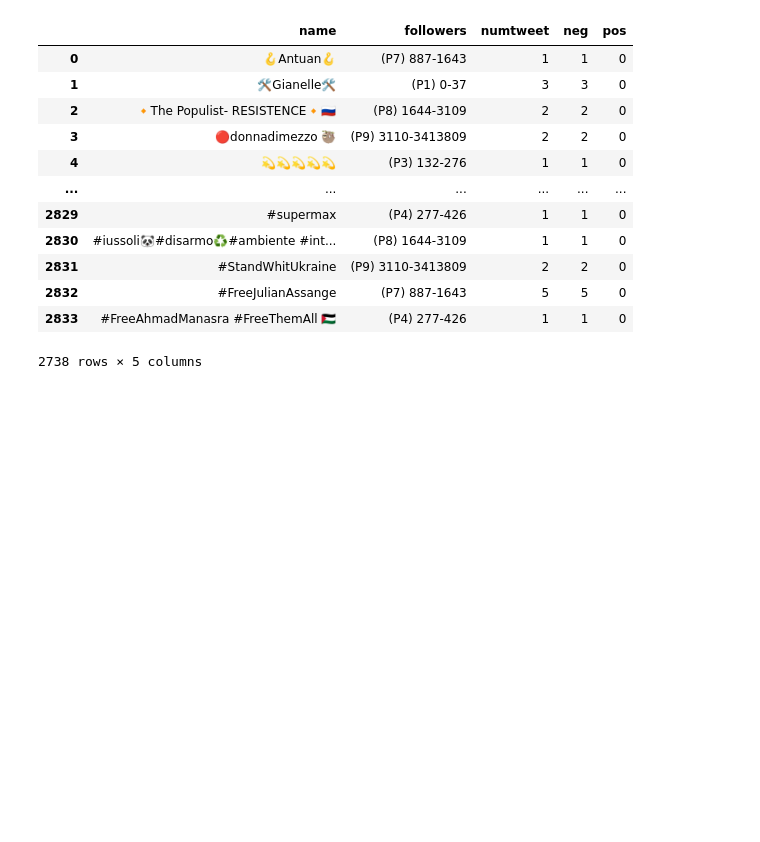
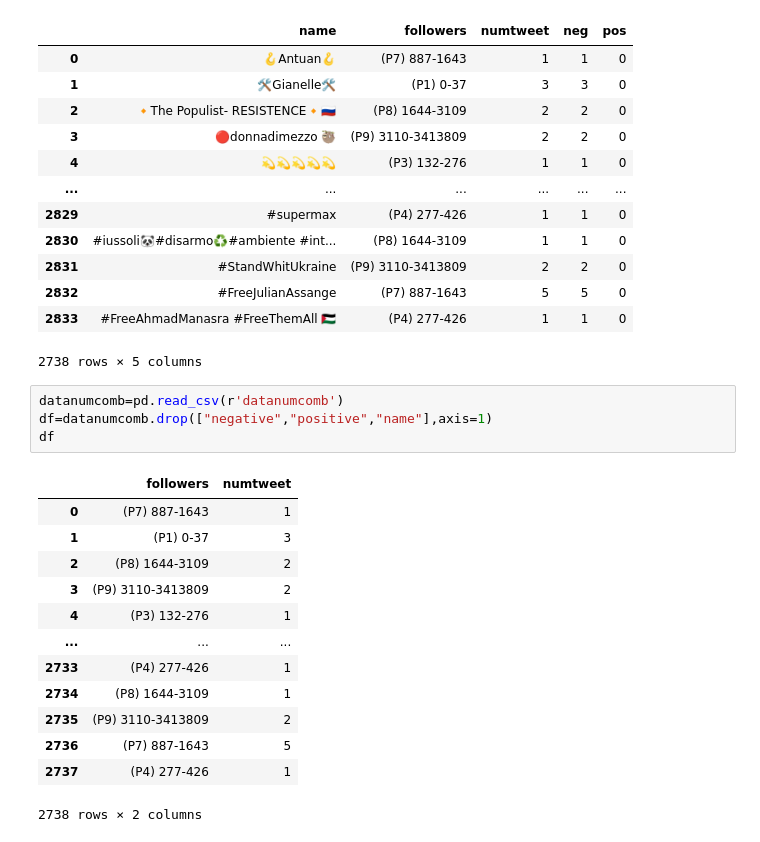
Before and after one commit to paolofesta/prove, a Jupyter notebook: TESI.ipynb, the cells around one changed output. Saved outputs shown, nothing was run; the diff lists cells and outputs as text; blank space fills up the shorter version.

```diff
--- a/TESI.ipynb
+++ b/TESI.ipynb
@@ -1435,3 +1435,21 @@ dd
 | 2832 | #FreeJulianAssange | (P7) 887-1643 | 5 | 5 | 0 |
 | 2833 | #FreeAhmadManasra #FreeThemAll 🇵🇸 | (P4) 277-426 | 1 | 1 | 0 |
 2738 rows × 5 columns
+# %%
+datanumcomb=pd.read_csv(r'datanumcomb')
+df=datanumcomb.drop(["negative","positive","name"],axis=1)
+df
+# %% [output]
+|  | followers | numtweet |
+| 0 | (P7) 887-1643 | 1 |
+| 1 | (P1) 0-37 | 3 |
+| 2 | (P8) 1644-3109 | 2 |
+| 3 | (P9) 3110-3413809 | 2 |
+| 4 | (P3) 132-276 | 1 |
+| ... | ... | ... |
+| 2733 | (P4) 277-426 | 1 |
+| 2734 | (P8) 1644-3109 | 1 |
+| 2735 | (P9) 3110-3413809 | 2 |
+| 2736 | (P7) 887-1643 | 5 |
+| 2737 | (P4) 277-426 | 1 |
+2738 rows × 2 columns
```
Also changed, not shown: parts of 5 cells of this notebook.
